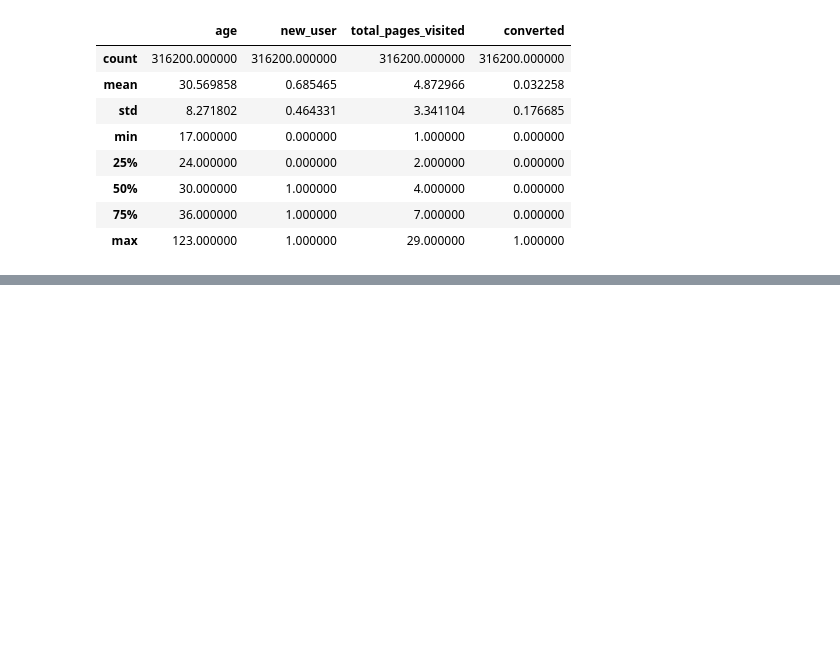
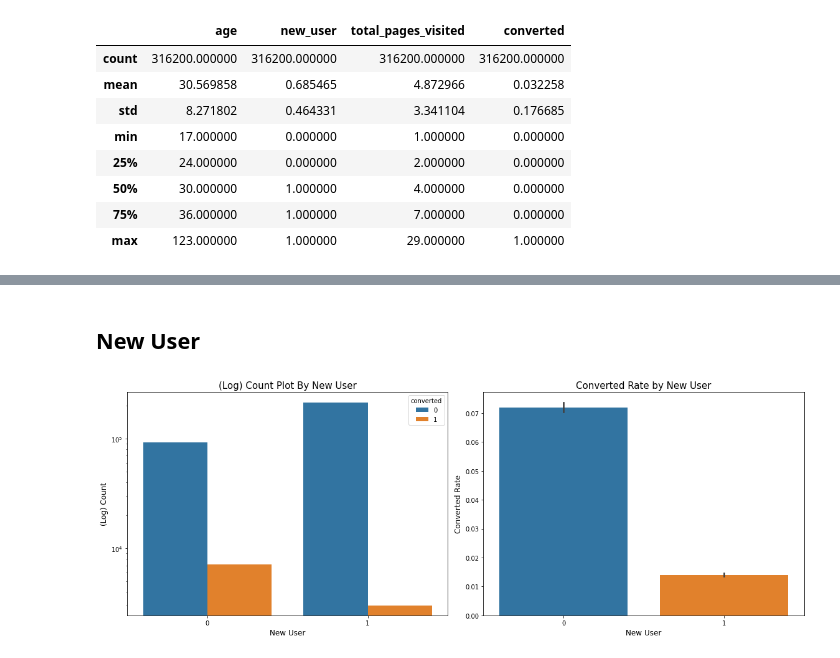
Before and after one commit to xtian20/data_project, a Jupyter notebook: Conversion_Rate.ipynb, the cells around one changed output, grey strips where cells are left out. Cells and saved outputs as stored; diff of their text form; code cells hidden in the pictures; blank space fills up the shorter version.

```diff
--- a/Conversion_Rate.ipynb
+++ b/Conversion_Rate.ipynb
@@ -362,0 +179,19 @@ H2O session _sid_986c closed.
+# %% [markdown]
+## New User
+# %%
+# Visualization by user type
+fig, ax = plt.subplots(nrows=1, ncols=2, figsize=(16, 6))
+sns.countplot(x='new_user', hue='converted', data=data, ax=ax[0])
+ax[0].set_xlabel('New User', fontsize=12)
+ax[0].set_yscale('log')
+ax[0].set_ylabel('(Log) Count', fontsize=12)
+ax[0].set_title('(Log) Count Plot By New User', fontsize=15)
+
+sns.barplot(x='new_user', y='converted', data=data, ax=ax[1])
+ax[1].set_xlabel('New User', fontsize=12)
+ax[1].set_ylabel('Converted Rate', fontsize=12)
+ax[1].set_title('Converted Rate by New User', fontsize=15)
+plt.tight_layout()
+plt.show();
+# %% [output]
+[figure, added]
```
Also changed, not shown: parts of 92 cells of this notebook.
